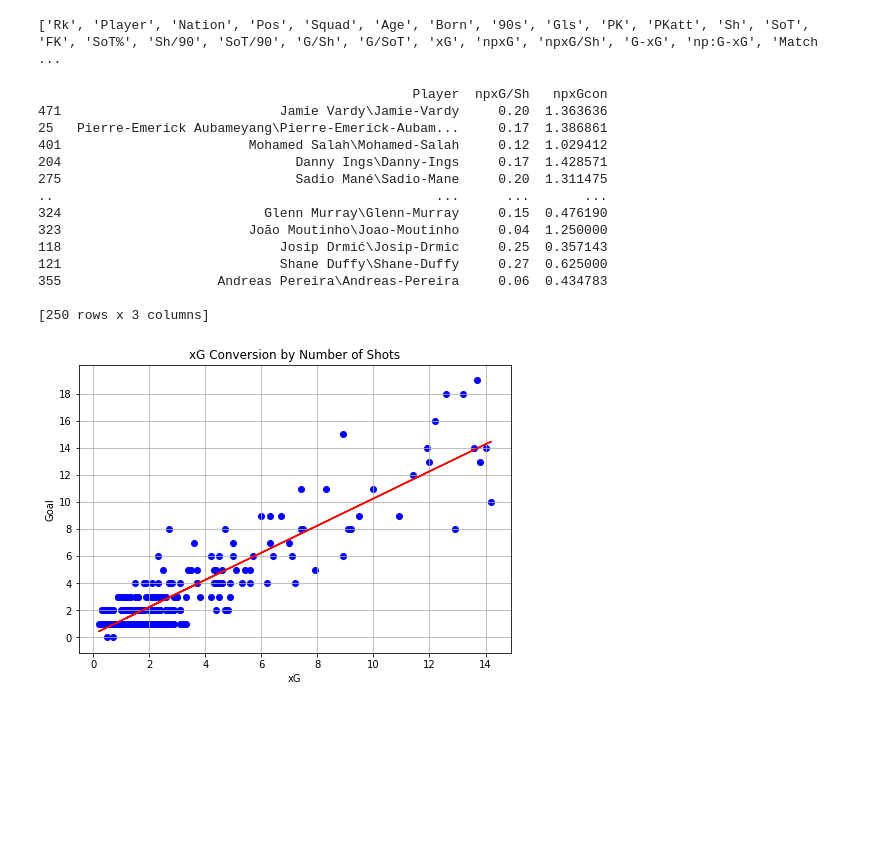
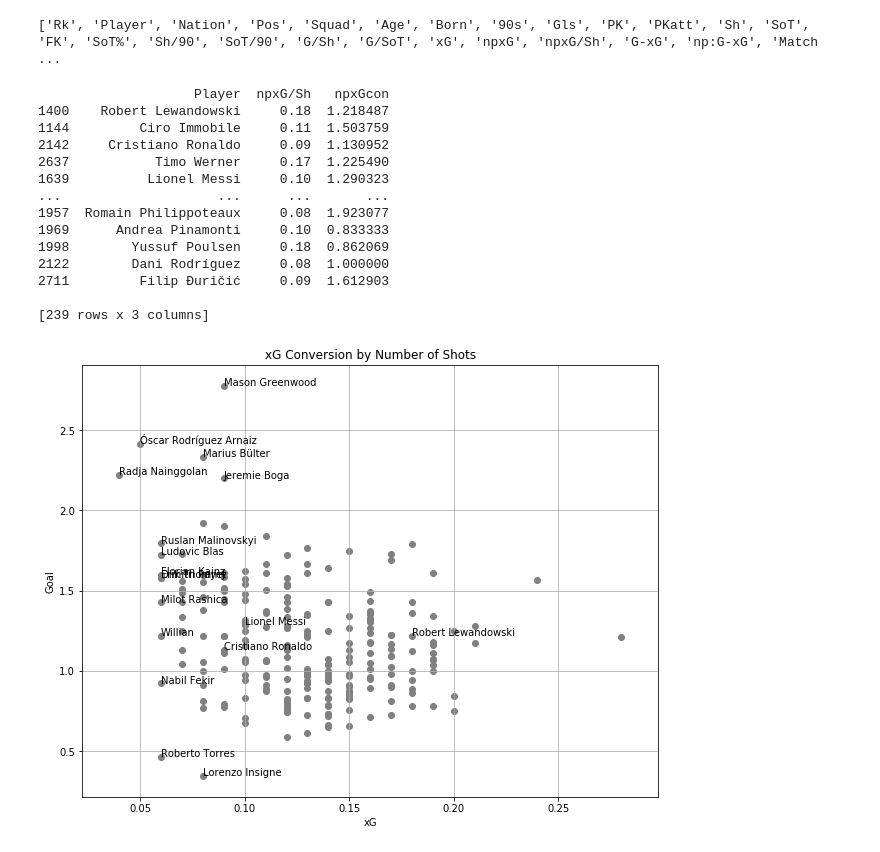
Before and after one commit to hellpoethero/FootballPython, a Jupyter notebook: EPLGoal1920.ipynb, the cells around one changed output. Cells and saved outputs as stored; diff of their text form; code cells hidden in the pictures; blank space fills up the shorter version.

```diff
--- a/EPLGoal1920.ipynb
+++ b/EPLGoal1920.ipynb
@@ -1,10 +1,12 @@
 # %%
 import pandas as pd
 
-goals = pd.read_csv("fbref/EPLGoal1920.csv",header=[0,1])
+goals = pd.read_csv("fbref/Big5Shot1920.csv",header=[0,1])
 print(goals)
 new_cols = []
 for col in goals.columns:
     new_cols.append(col[1])
 goals.columns = new_cols
+goals["Player"] = goals["Player"].apply(lambda x: x.split("\\")[0])
+goals["Nation"] = goals["Nation"].apply(lambda x: x.split(" ")[1])
 # %% [output]
@@ -31,48 +34,60 @@ print(new_cols)
 ['Rk', 'Player', 'Nation', 'Pos', 'Squad', 'Age', 'Born', '90s', 'Gls', 'PK', 'PKatt', 'Sh', 'SoT', 'FK', 'SoT%', 'Sh/90', 'SoT/90', 'G/Sh', 'G/SoT', 'xG', 'npxG', 'npxG/Sh', 'G-xG', 'np:G-xG', 'Match ...
 # %%
 goals["npxGcon"] = (goals["np:G-xG"]+goals["npxG"]) / goals["npxG"]
-new_goals = goals.dropna()[(goals["Gls"]>=1) & (goals["npxG"]>0) & (goals["Sh"]>=0)]
+new_goals = goals.dropna()[(goals["Gls"]>=5) & (goals["npxG"]>0) & (goals["Sh"]>=30)
+                           & (goals["Pos"].str.contains("FW"))
+                           & (goals["90s"]>=10)]
 print(new_goals.sort_values(by=["Gls"],ascending=False)[["Player","npxG/Sh","npxGcon"]])
 # %% [output]
-                                                Player  npxG/Sh   npxGcon
-471                            Jamie Vardy\Jamie-Vardy     0.20  1.363636
-25   Pierre-Emerick Aubameyang\Pierre-Emerick-Aubam...     0.17  1.386861
-401                        Mohamed Salah\Mohamed-Salah     0.12  1.029412
-204                              Danny Ings\Danny-Ings     0.17  1.428571
-275                              Sadio Mané\Sadio-Mane     0.20  1.311475
-..                                                 ...      ...       ...
-324                          Glenn Murray\Glenn-Murray     0.15  0.476190
-323                        João Moutinho\Joao-Moutinho     0.04  1.250000
-118                            Josip Drmić\Josip-Drmic     0.25  0.357143
-121                            Shane Duffy\Shane-Duffy     0.27  0.625000
-355                    Andreas Pereira\Andreas-Pereira     0.06  0.434783
+                    Player  npxG/Sh   npxGcon
+1400    Robert Lewandowski     0.18  1.218487
+1144         Ciro Immobile     0.11  1.503759
+2142     Cristiano Ronaldo     0.09  1.130952
+2637           Timo Werner     0.17  1.225490
+1639          Lionel Messi     0.10  1.290323
+...                    ...      ...       ...
+1957  Romain Philippoteaux     0.08  1.923077
+1969      Andrea Pinamonti     0.10  0.833333
+1998        Yussuf Poulsen     0.18  0.862069
+2122        Dani Rodríguez     0.08  1.000000
+2711         Filip Đuričić     0.09  1.612903
 
-[250 rows x 3 columns]
+[239 rows x 3 columns]
 # %%
 import matplotlib.pyplot as plt
 import numpy as np
 
 
 npxGpSh = new_goals["npxG/Sh"].values
 npxGcon = new_goals["npxGcon"].values
 numSh = new_goals["Sh"].values
 npxG = new_goals["npxG"]
 npG = (new_goals["np:G-xG"]+new_goals["npxG"]).values
 # print(npxGpSh.max())
 # print(npxGcon.max())
 
-fig=plt.figure()
+avg_npxGpSh = npxGpSh.mean()
+avg_npxGcon = npxGcon.mean()
+
+fig=plt.figure(figsize=(8, 6))
 fig.set_facecolor("white")
 ax=fig.add_axes([0,0,1,1])
-ax.set_yticks(np.arange(0,20,2))
-ax.scatter(npxG, npG, color='b')
+# ax.set_yticks(np.arange(0,20,2))
+ax.scatter(npxGpSh, npxGcon, color='grey')
 ax.set_xlabel('xG')
 ax.set_ylabel('Goal')
 ax.set_title('xG Conversion by Number of Shots')
 plt.grid(True)
-z = np.polyfit(npxG, npG, 1)
-p = np.poly1d(z)
-plt.plot(npxG,p(npxG),"r-")
+for i, txt in enumerate(new_goals["Player"].values):
+    if ((npxGpSh[i] > 15) and (npxGcon[i] > 1.5)) \
+            or (npxGpSh[i] > 14) or (npxGcon[i]>=2)\
+            or (npxGcon[i]<0.5) or (npxGpSh[i]<0.07)\
+            or ("Messi" in txt) or ("Ronaldo" in txt)\
+            or ("Lewandowski" in txt):
+        ax.annotate(txt, (npxGpSh[i], npxGcon[i]))
+# z = np.polyfit(npxGpSh, npxGcon, 1)
+# p = np.poly1d(z)
+# plt.plot(npxGpSh,p(npxGpSh),"r-")
 plt.show()
 # %% [output]
-[figure, old version]
+[figure, new version]
```
Also changed, not shown: parts of 3 cells of this notebook, 3 other files.
